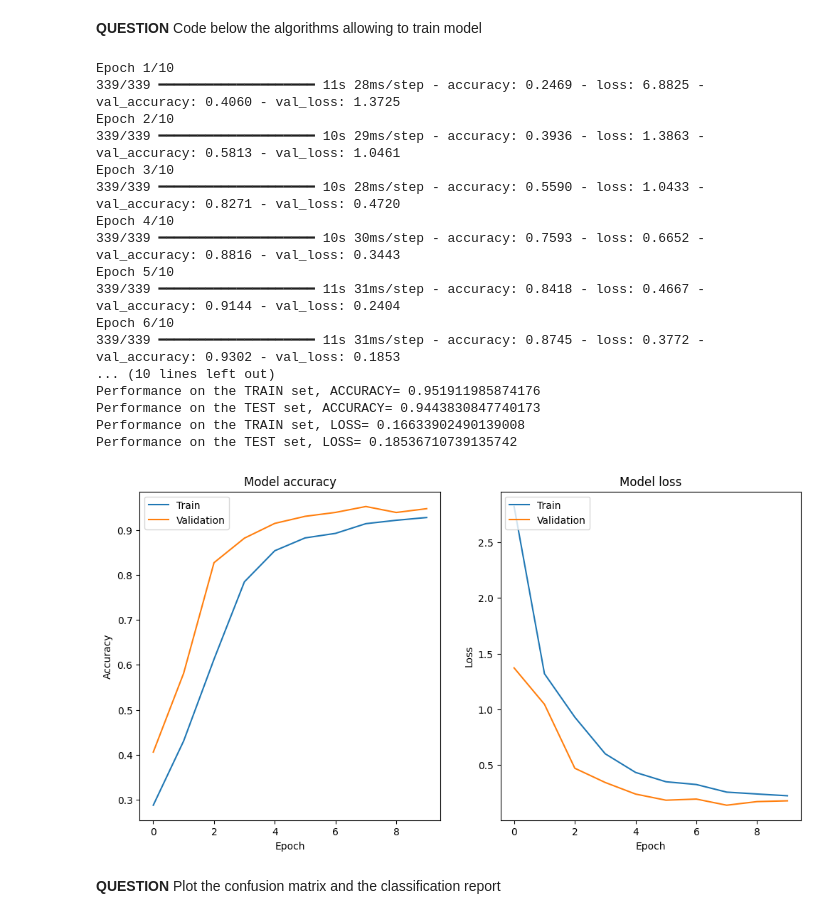
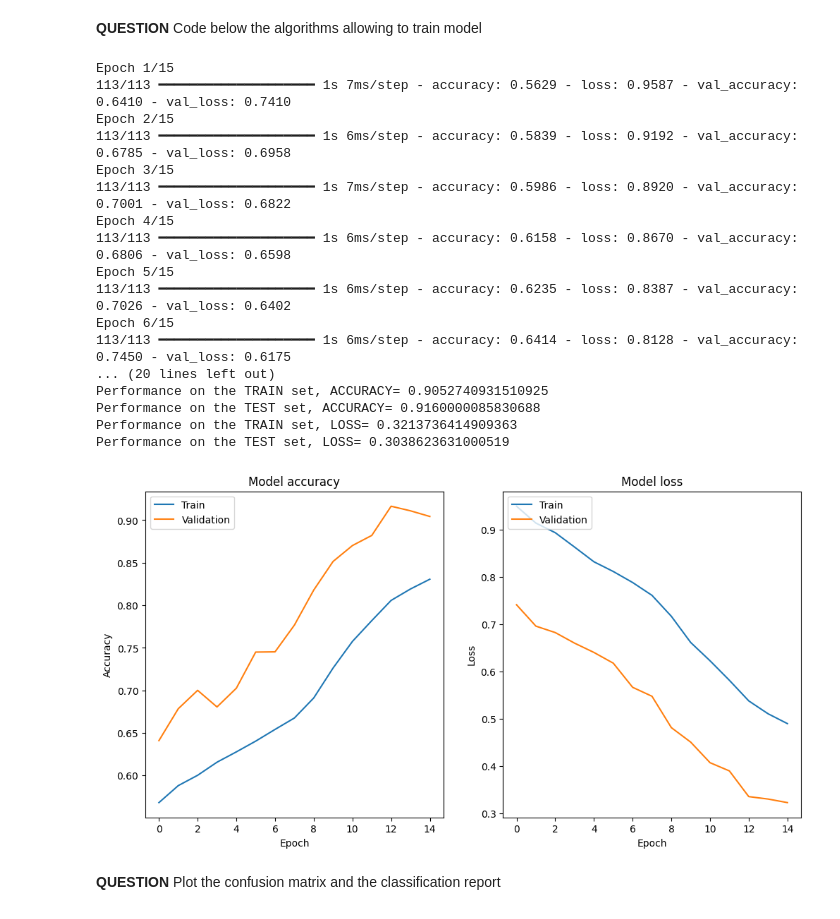
Before and after one commit to mauremathieu/TP_IA_EMBARQUEE, a Jupyter notebook: TP_IA_EMBARQUEE.ipynb, the cells around one changed output. Drawn from its saved outputs; the diff is of its cells as text; code cells hidden in the pictures.

```diff
--- a/TP_IA_EMBARQUEE.ipynb
+++ b/TP_IA_EMBARQUEE.ipynb
@@ -392,15 +430,10 @@ Le modele ne parvient pas à prédire les labels. La précision lors du test res
 # %%
-df = pd.read_csv('./data/ai4i2020.csv')
+Y = df[['Machine functional', 'TWF', 'HDF', 'PWF', 'OSF', 'RNF']]
 
-df['Machine functional'] = 1 - df['Machine failure']
-
-X = df.drop(columns=['Machine failure', 'TWF', 'HDF', 'PWF', 'OSF', 'RNF'])
-Y = df[['Machine functional', 'TWF', 'HDF', 'PWF', 'OSF']]
+# suppression des machines qui ont plusieurs pannes
 filtered_df = df[Y.sum(axis=1) == 1]
-print(filtered_df.head())
-X = filtered_df.drop(columns=['Machine failure', 'TWF', 'HDF', 'PWF', 'OSF', 'RNF'])
+X = filtered_df.drop(columns=['Product ID', 'Machine failure', 'TWF', 'HDF', 'PWF', 'OSF', 'RNF'])
 Y = filtered_df[['Machine functional', 'TWF', 'HDF', 'PWF', 'OSF']]
-X = pd.get_dummies(X)
 
 # Convertir Y en un seul label catégorisé
 def label_encoding(row):
@@ -418,23 +451,7 @@ def label_encoding(row):
 
 Y_single_label = Y.apply(label_encoding, axis=1)
 
-# Appliquer SMOTE
-smote = SMOTE(sampling_strategy='auto', random_state=42)
-X_resampled, Y_resampled = smote.fit_resample(X, Y_single_label)
-
-# Reconvertir Y en format one-hot encoding
-Y_resampled_one_hot = np.zeros((Y_resampled.shape[0], 5))
-Y_resampled_one_hot[np.arange(Y_resampled.shape[0]), Y_resampled - 1] = 1
-
-# Split the data into training and testing sets
-X_train, X_test, Y_train, Y_test = train_test_split(X_resampled, Y_resampled_one_hot, test_size=0.3, random_state=42)
-X_val, X_test, Y_val, Y_test = train_test_split(X_test, Y_test, test_size=0.5, random_state=42)
-
-# Print the number of elements in each set
-print(f'Number of elements in X_train: {len(X_train)}')
-print(f'Number of elements in Y_train: {len(Y_train)}')
-print(f'Number of elements in X_test: {len(X_test)}')
-print(f'Number of elements in Y_test: {len(Y_test)}')
-print(f'Number of elements in X_val: {len(X_val)}')
-print(f'Number of elements in Y_val: {len(Y_val)}')
+print(Y_single_label[:5])
+print(Y_single_label.value_counts())
+print(f'Number of elements in X: {len(X)}')
 # %% [output]
@@ -514,8 +566,8 @@ Model: "my_model_mlp"
 # %% [markdown]
 **QUESTION** Code below the algorithms allowing to train model
 # %%
-nb_epochs=10
-batch_size=100
+nb_epochs=15
+batch_size=300
 X_train = np.array(X_train, dtype=np.float32)
 Y_train = np.array(Y_train, dtype=np.float32)
 X_val = np.array(X_val, dtype=np.float32)
@@ -531,51 +583,51 @@ training_history = my_model_mlp.fit(X_train,Y_train,
 #COMPUTE THE ACCURACY ON THE TRAINING AND TEST SETS
 loss_train, acc_train = my_model_mlp.evaluate(X_train, Y_train, batch_size=batch_size)
 loss_test, acc_test = my_model_mlp.evaluate(X_test, Y_test, batch_size=batch_size)
 
 print("Performance on the TRAIN set, ACCURACY=",acc_train)
 print("Performance on the TEST set, ACCURACY=",acc_test)
 print("Performance on the TRAIN set, LOSS=",loss_train)
 print("Performance on the TEST set, LOSS=",loss_test)
 
 # Plot training & validation accuracy values
 plt.figure(figsize=(12, 6))
 plt.subplot(1, 2, 1)
 plt.plot(training_history.history['accuracy'])
 plt.plot(training_history.history['val_accuracy'])
 plt.title('Model accuracy')
 plt.ylabel('Accuracy')
 plt.xlabel('Epoch')
 plt.legend(['Train', 'Validation'], loc='upper left')
 
 # Plot training & validation loss values
 plt.subplot(1, 2, 2)
 plt.plot(training_history.history['loss'])
 plt.plot(training_history.history['val_loss'])
 plt.title('Model loss')
 plt.ylabel('Loss')
 plt.xlabel('Epoch')
 plt.legend(['Train', 'Validation'], loc='upper left')
 
 plt.show()
 # %% [output]
-Epoch 1/10
-339/339 ━━━━━━━━━━━━━━━━━━━━ 11s 28ms/step - accuracy: 0.2469 - loss: 6.8825 - val_accuracy: 0.4060 - val_loss: 1.3725
-Epoch 2/10
-339/339 ━━━━━━━━━━━━━━━━━━━━ 10s 29ms/step - accuracy: 0.3936 - loss: 1.3863 - val_accuracy: 0.5813 - val_loss: 1.0461
-Epoch 3/10
-339/339 ━━━━━━━━━━━━━━━━━━━━ 10s 28ms/step - accuracy: 0.5590 - loss: 1.0433 - val_accuracy: 0.8271 - val_loss: 0.4720
-Epoch 4/10
-339/339 ━━━━━━━━━━━━━━━━━━━━ 10s 30ms/step - accuracy: 0.7593 - loss: 0.6652 - val_accuracy: 0.8816 - val_loss: 0.3443
-Epoch 5/10
-339/339 ━━━━━━━━━━━━━━━━━━━━ 11s 31ms/step - accuracy: 0.8418 - loss: 0.4667 - val_accuracy: 0.9144 - val_loss: 0.2404
-Epoch 6/10
-339/339 ━━━━━━━━━━━━━━━━━━━━ 11s 31ms/step - accuracy: 0.8745 - loss: 0.3772 - val_accuracy: 0.9302 - val_loss: 0.1853
-... (10 lines left out)
-Performance on the TRAIN set, ACCURACY= 0.951911985874176
-Performance on the TEST set, ACCURACY= 0.9443830847740173
-Performance on the TRAIN set, LOSS= 0.16633902490139008
-Performance on the TEST set, LOSS= 0.18536710739135742
+Epoch 1/15
+113/113 ━━━━━━━━━━━━━━━━━━━━ 1s 7ms/step - accuracy: 0.5629 - loss: 0.9587 - val_accuracy: 0.6410 - val_loss: 0.7410
+Epoch 2/15
+113/113 ━━━━━━━━━━━━━━━━━━━━ 1s 6ms/step - accuracy: 0.5839 - loss: 0.9192 - val_accuracy: 0.6785 - val_loss: 0.6958
+Epoch 3/15
+113/113 ━━━━━━━━━━━━━━━━━━━━ 1s 7ms/step - accuracy: 0.5986 - loss: 0.8920 - val_accuracy: 0.7001 - val_loss: 0.6822
+Epoch 4/15
+113/113 ━━━━━━━━━━━━━━━━━━━━ 1s 6ms/step - accuracy: 0.6158 - loss: 0.8670 - val_accuracy: 0.6806 - val_loss: 0.6598
+Epoch 5/15
+113/113 ━━━━━━━━━━━━━━━━━━━━ 1s 6ms/step - accuracy: 0.6235 - loss: 0.8387 - val_accuracy: 0.7026 - val_loss: 0.6402
+Epoch 6/15
+113/113 ━━━━━━━━━━━━━━━━━━━━ 1s 6ms/step - accuracy: 0.6414 - loss: 0.8128 - val_accuracy: 0.7450 - val_loss: 0.6175
+... (20 lines left out)
+Performance on the TRAIN set, ACCURACY= 0.9052740931510925
+Performance on the TEST set, ACCURACY= 0.9160000085830688
+Performance on the TRAIN set, LOSS= 0.3213736414909363
+Performance on the TEST set, LOSS= 0.3038623631000519
-[figure, old version]
+[figure, new version]
 # %% [markdown]
 **QUESTION** Plot the confusion matrix and the classification report
 # %%
```
Also changed, not shown: parts of 7 cells of this notebook.
